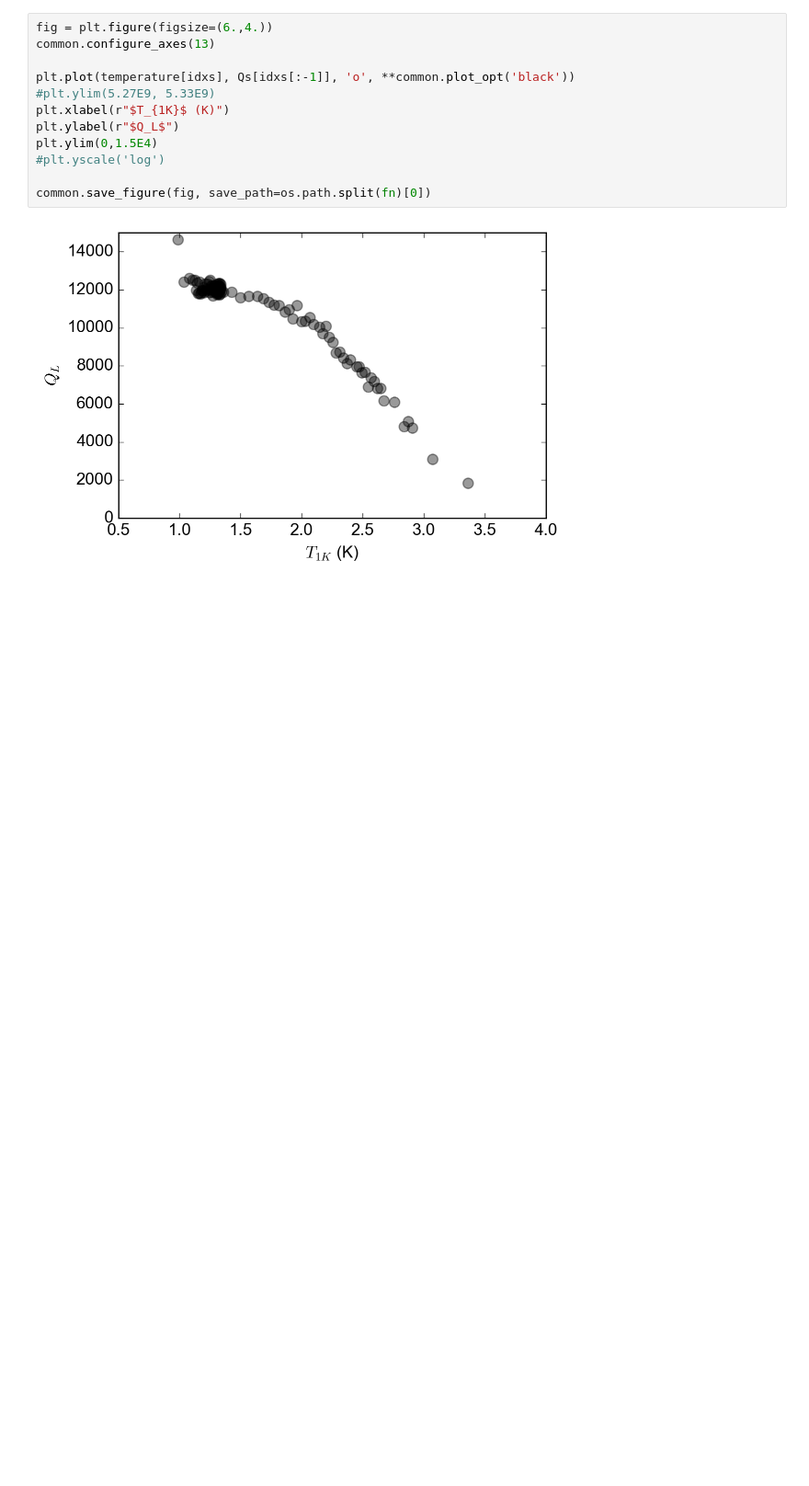
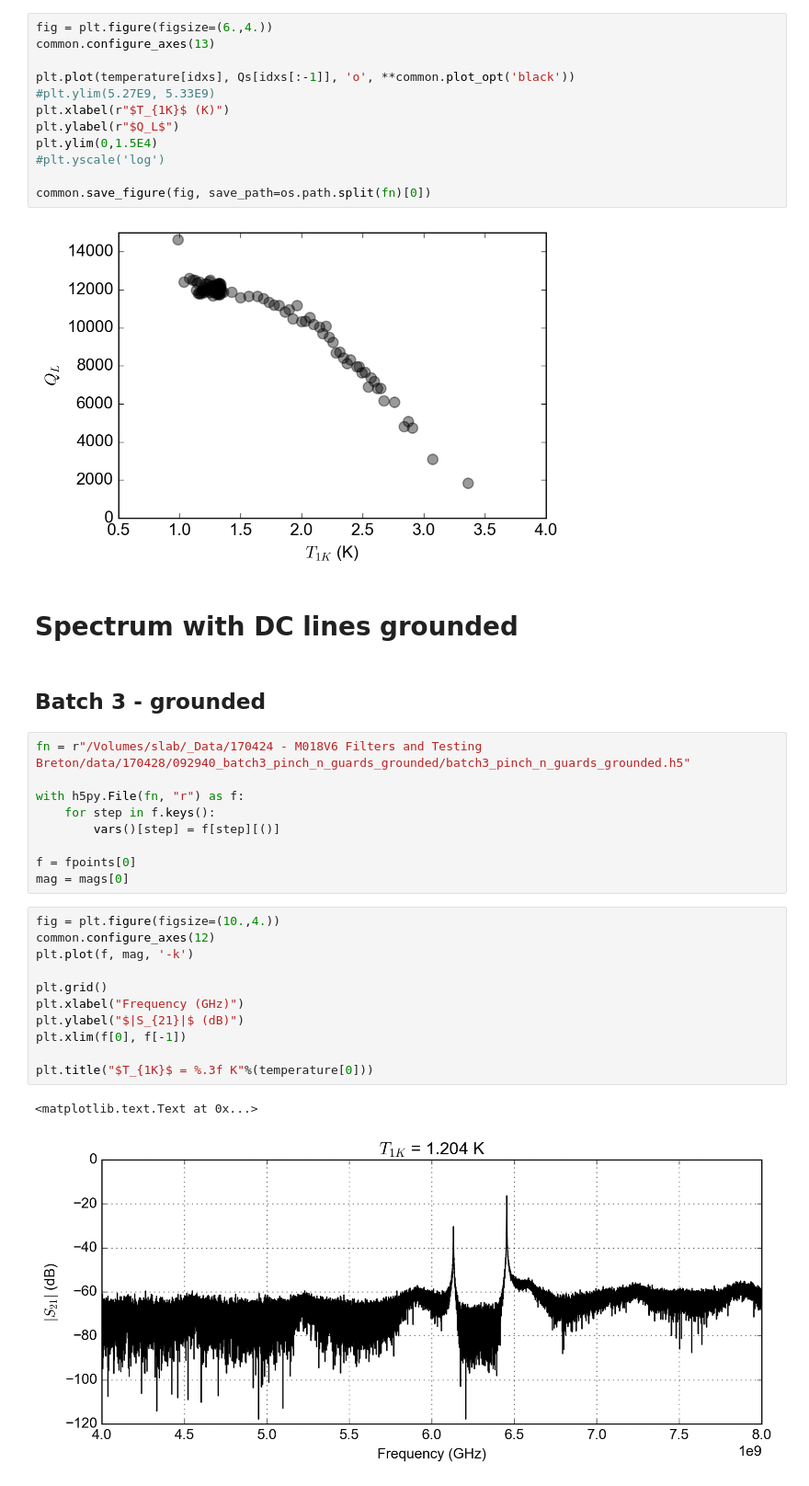
Before and after one commit to gkoolstra/ipython-notebooks, a Jupyter notebook: 20170424 - M018V6 Filter Test.ipynb, the cells around one changed output. Shown at 92% size. Cells and saved outputs as stored; diff of their text form; blank space fills up the shorter version.

```diff
--- a/20170424 - M018V6 Filter Test.ipynb
+++ b/20170424 - M018V6 Filter Test.ipynb
@@ -349,3 +363,30 @@ plt.ylim(0,1.5E4)
 common.save_figure(fig, save_path=os.path.split(fn)[0])
 # %% [output]
 [figure]
+# %% [markdown]
+# Spectrum with DC lines grounded
+# %% [markdown]
+## Batch 3 - grounded
+# %%
+fn = r"/Volumes/slab/_Data/170424 - M018V6 Filters and Testing Breton/data/170428/092940_batch3_pinch_n_guards_grounded/batch3_pinch_n_guards_grounded.h5"
+
+with h5py.File(fn, "r") as f:
+    for step in f.keys():
+        vars()[step] = f[step][()]
+
+f = fpoints[0]
+mag = mags[0]
+# %%
+fig = plt.figure(figsize=(10.,4.))
+common.configure_axes(12)
+plt.plot(f, mag, '-k')
+
+plt.grid()
+plt.xlabel("Frequency (GHz)")
+plt.ylabel("$|S_{21}|$ (dB)")
+plt.xlim(f[0], f[-1])
+
+plt.title("$T_{1K}$ = %.3f K"%(temperature[0]))
+# %% [output]
+<matplotlib.text.Text at 0x...>
+[figure, added]
```
Also changed, not shown: parts of 31 cells of this notebook, 3 other files.
